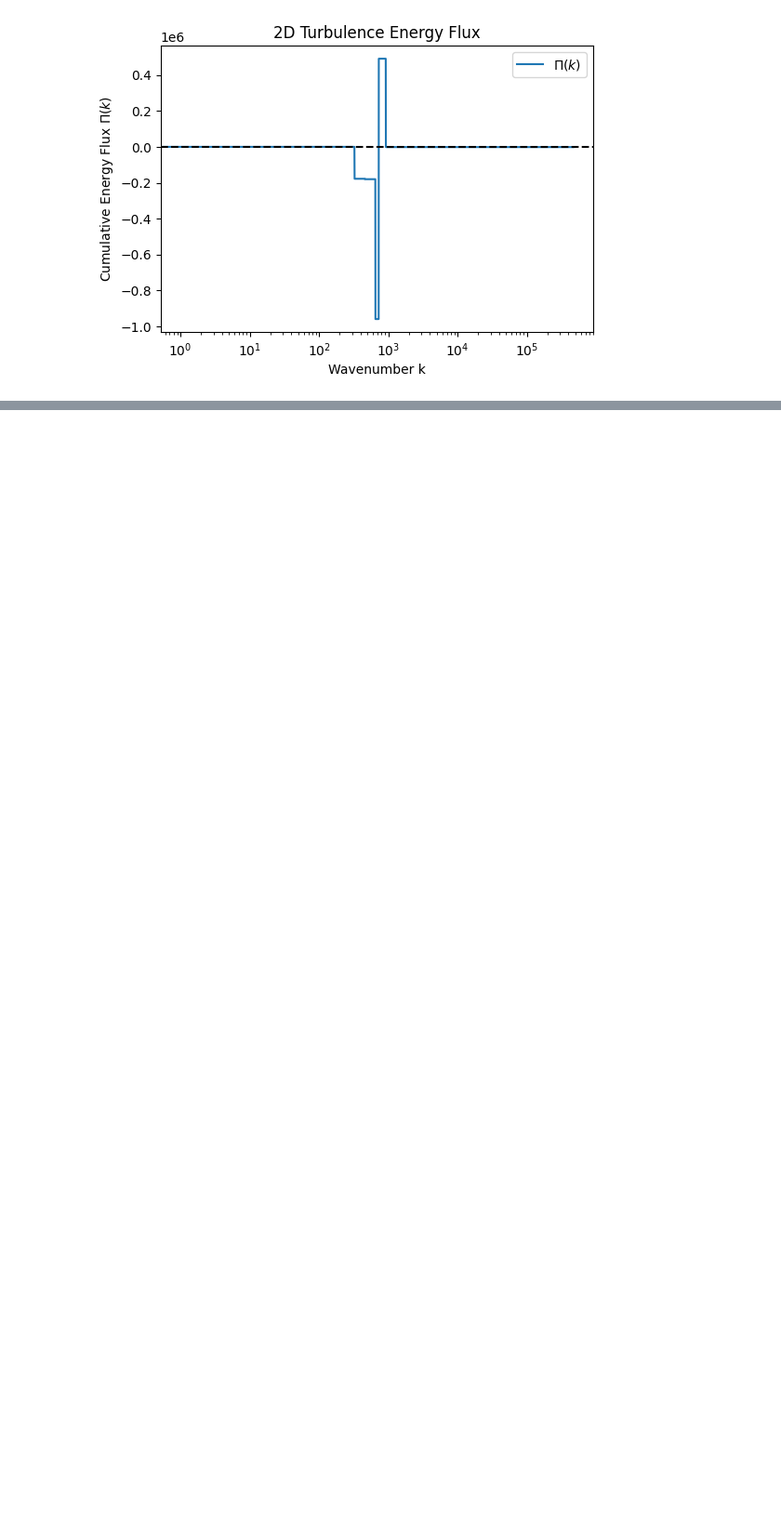
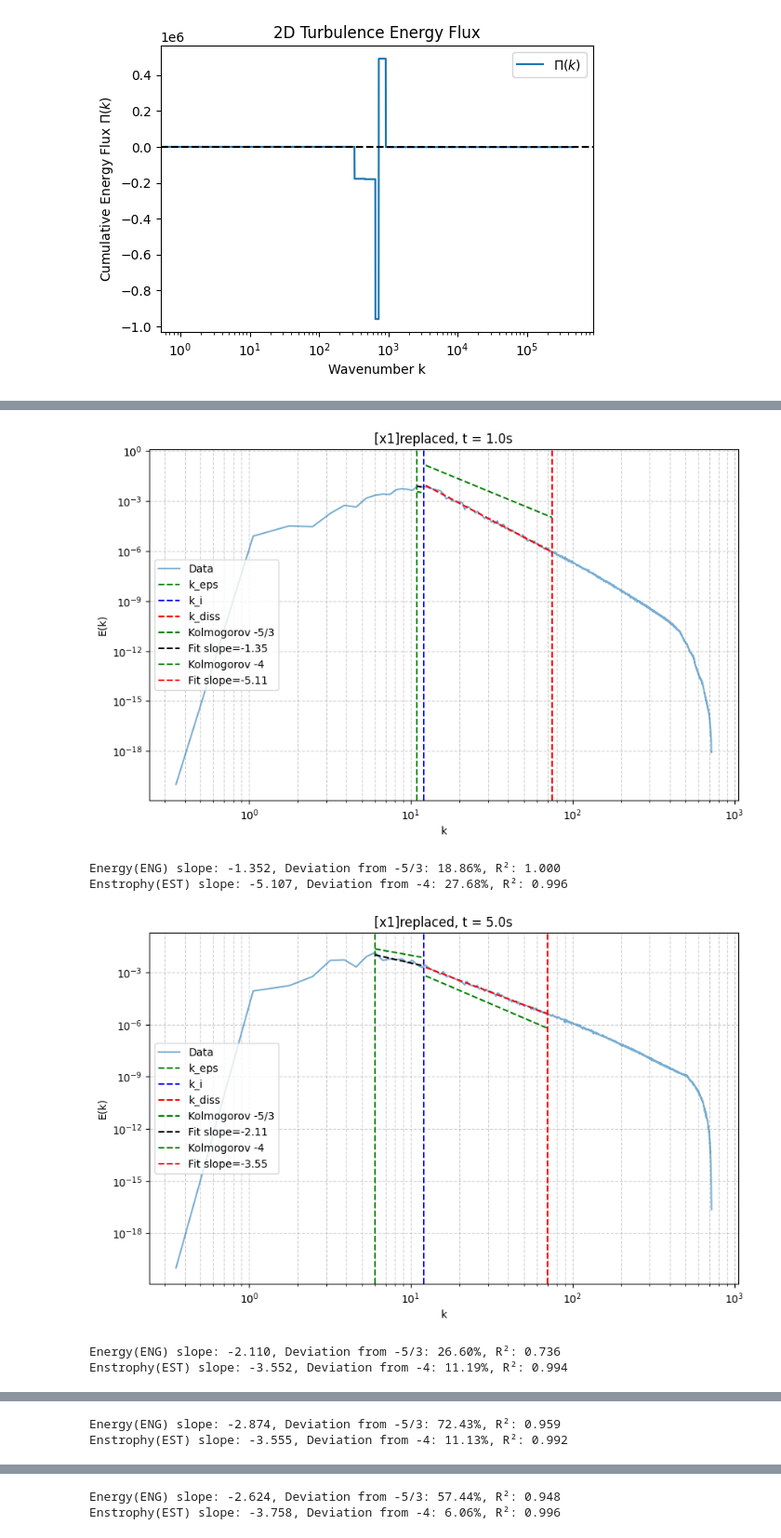
Before and after one commit to red1ithink/EnergySpectrum, a Jupyter notebook: code_test.ipynb, the cells around one changed output, grey strips where cells are left out. Shown at 93% size. Drawn from its saved outputs; the diff is of its cells as text; code cells hidden in the pictures; blank space fills up the shorter version.

```diff
--- a/code_test.ipynb
+++ b/code_test.ipynb
@@ -276,0 +292,9 @@ plt.show()
+# %%
+fitting2(files, 12, nu,'[x1]replaced.csv')
+# %% [output]
+[figure, added]
+Energy(ENG) slope: -1.352, Deviation from -5/3: 18.86%, R²: 1.000
+Enstrophy(EST) slope: -5.107, Deviation from -4: 27.68%, R²: 0.996
+[figure, added]
+Energy(ENG) slope: -2.110, Deviation from -5/3: 26.60%, R²: 0.736
+Enstrophy(EST) slope: -3.552, Deviation from -4: 11.19%, R²: 0.994
@@ -276,0 +302,2 @@ plt.show()
+Energy(ENG) slope: -2.874, Deviation from -5/3: 72.43%, R²: 0.959
+Enstrophy(EST) slope: -3.555, Deviation from -4: 11.13%, R²: 0.992
@@ -276,0 +305,2 @@ plt.show()
+Energy(ENG) slope: -2.624, Deviation from -5/3: 57.44%, R²: 0.948
+Enstrophy(EST) slope: -3.758, Deviation from -4: 6.06%, R²: 0.996
```
Also changed, not shown: parts of 7 cells of this notebook, 16 other files.
